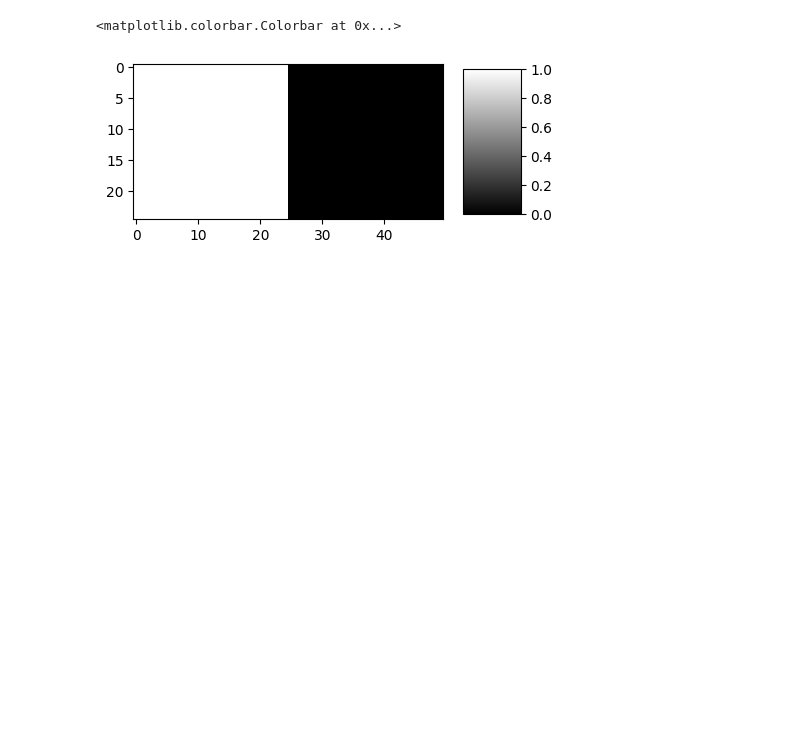
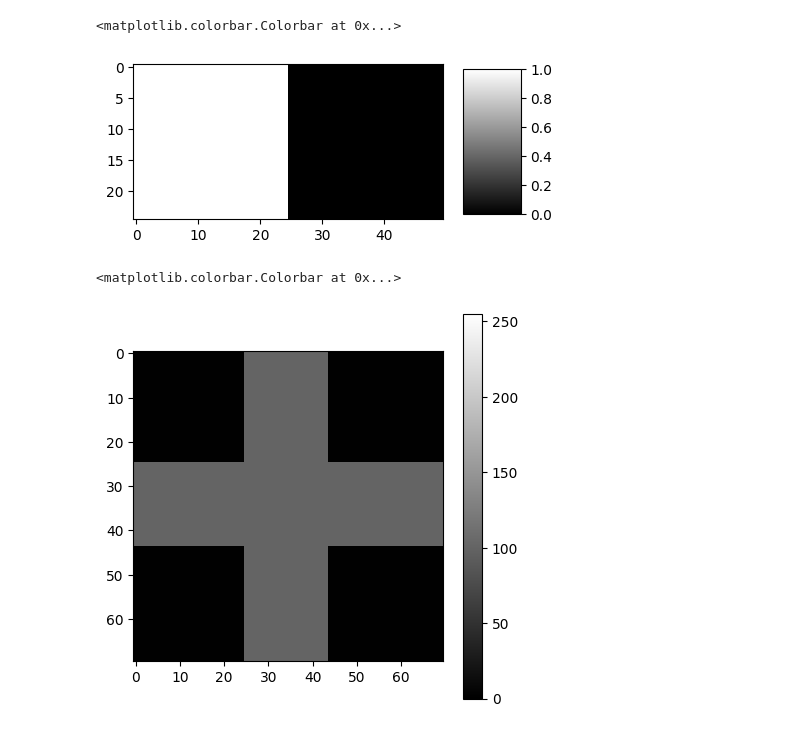
Before and after one commit to fdiezdev/procesamiento_senales, a Jupyter notebook: Resumenes/Resumen_2P_PS.ipynb, the cells around one changed output. Drawn from its saved outputs; the diff is of its cells as text; code cells hidden in the pictures; blank space fills up the shorter version.

```diff
--- a/Resumenes/Resumen_2P_PS.ipynb
+++ b/Resumenes/Resumen_2P_PS.ipynb
@@ -232,3 +232,15 @@ plt.colorbar(c,aspect=2.5)
 # %% [output]
 <matplotlib.colorbar.Colorbar at 0x...>
 [figure]
+# %%
+cruz = np.copy(i1)
+cruz[25:44,:] = k;
+cruz[:,25:44] = k;
+
+# imagen negra
+plt.figure(figsize=(5,5))
+c=plt.imshow(cruz,cmap='gray',vmin=0, vmax=255) #variar vmin y vmax para variar la escala de grises
+plt.colorbar(c)
+# %% [output]
+<matplotlib.colorbar.Colorbar at 0x...>
+[figure, added]
```
Also changed, not shown: parts of 2 cells of this notebook.
